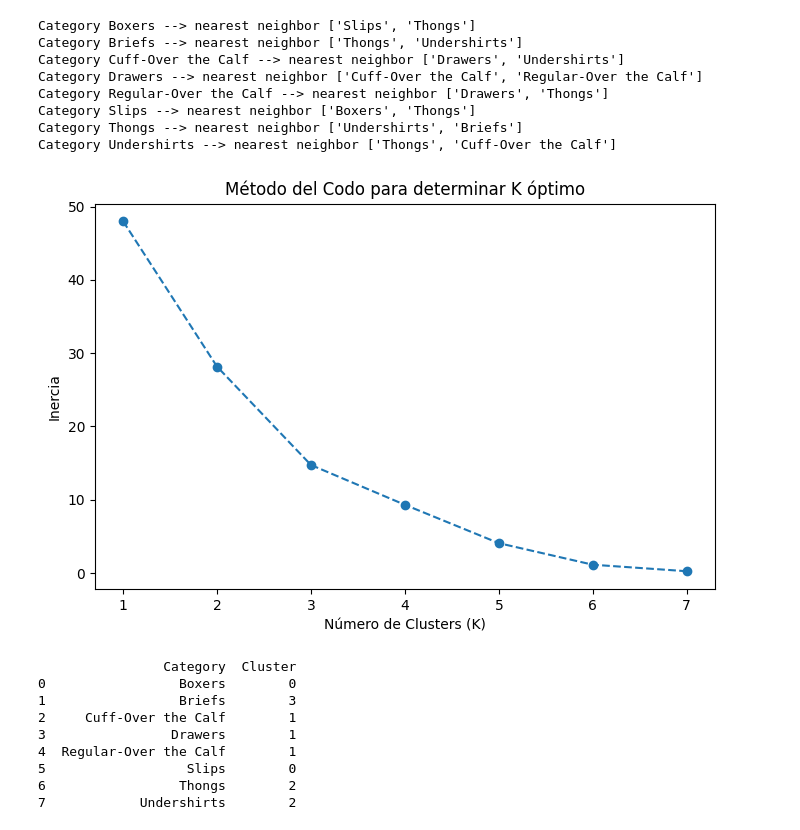
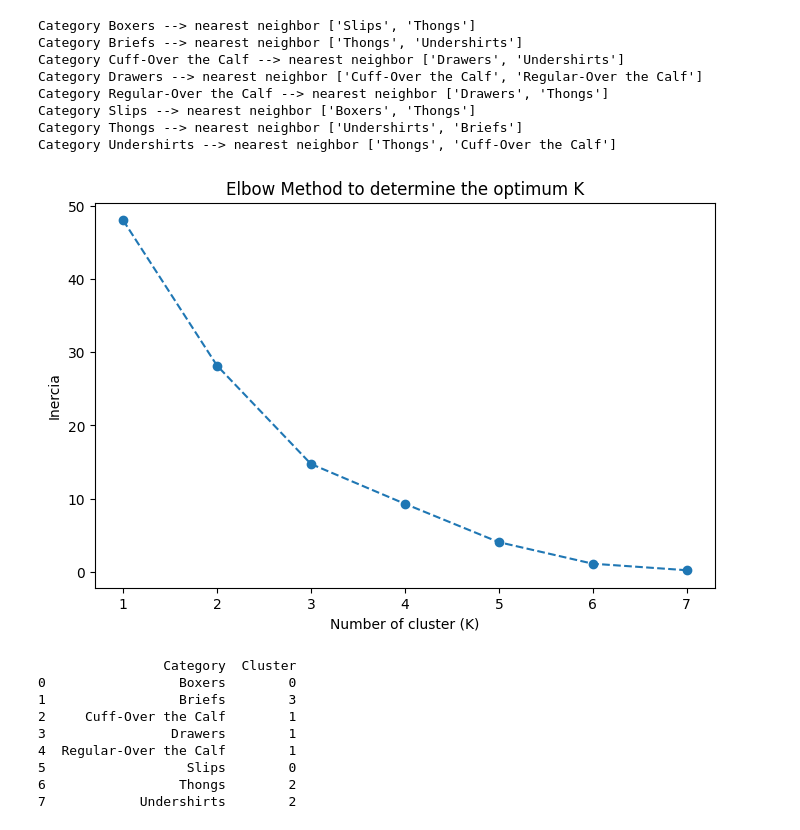
Before and after one commit to carlotagordillo2/final-proyect, a Jupyter notebook: ML/warehouse_distribution.ipynb, the cells around one changed output. Saved outputs shown, nothing was run; the diff lists cells and outputs as text; code cells hidden in the pictures.

```diff
--- a/ML/warehouse_distribution.ipynb
+++ b/ML/warehouse_distribution.ipynb
@@ -266,23 +266,23 @@ Category Undershirts --> nearest neighbor ['Thongs', 'Cuff-Over the Calf']
 # %%
 ## apply kmeans to divide in cluster
 
 # try with different values of k
 inertia = []
 K_range = range(1, 8)
 
 for k in K_range:
     kmeans = KMeans(n_clusters=k, random_state=42, n_init=10)
     kmeans.fit(df_scaled)
     inertia.append(kmeans.inertia_)
 
 plt.figure(figsize=(8, 5))
 plt.plot(K_range, inertia, marker='o', linestyle='--')
-plt.xlabel('Número de Clusters (K)')
+plt.xlabel('Number of cluster (K)')
 plt.ylabel('Inercia')
-plt.title('Método del Codo para determinar K óptimo')
+plt.title('Elbow Method to determine the optimum K')
 plt.show()
 # %% [output]
-[figure, old version]
+[figure, new version]
 # %%
 kmeans = KMeans(n_clusters=4, random_state=42, n_init=10)
 category_features["Cluster"] = kmeans.fit_predict(df_scaled)
```
Also changed, not shown: parts of 1 cell of this notebook, 5 other files.
